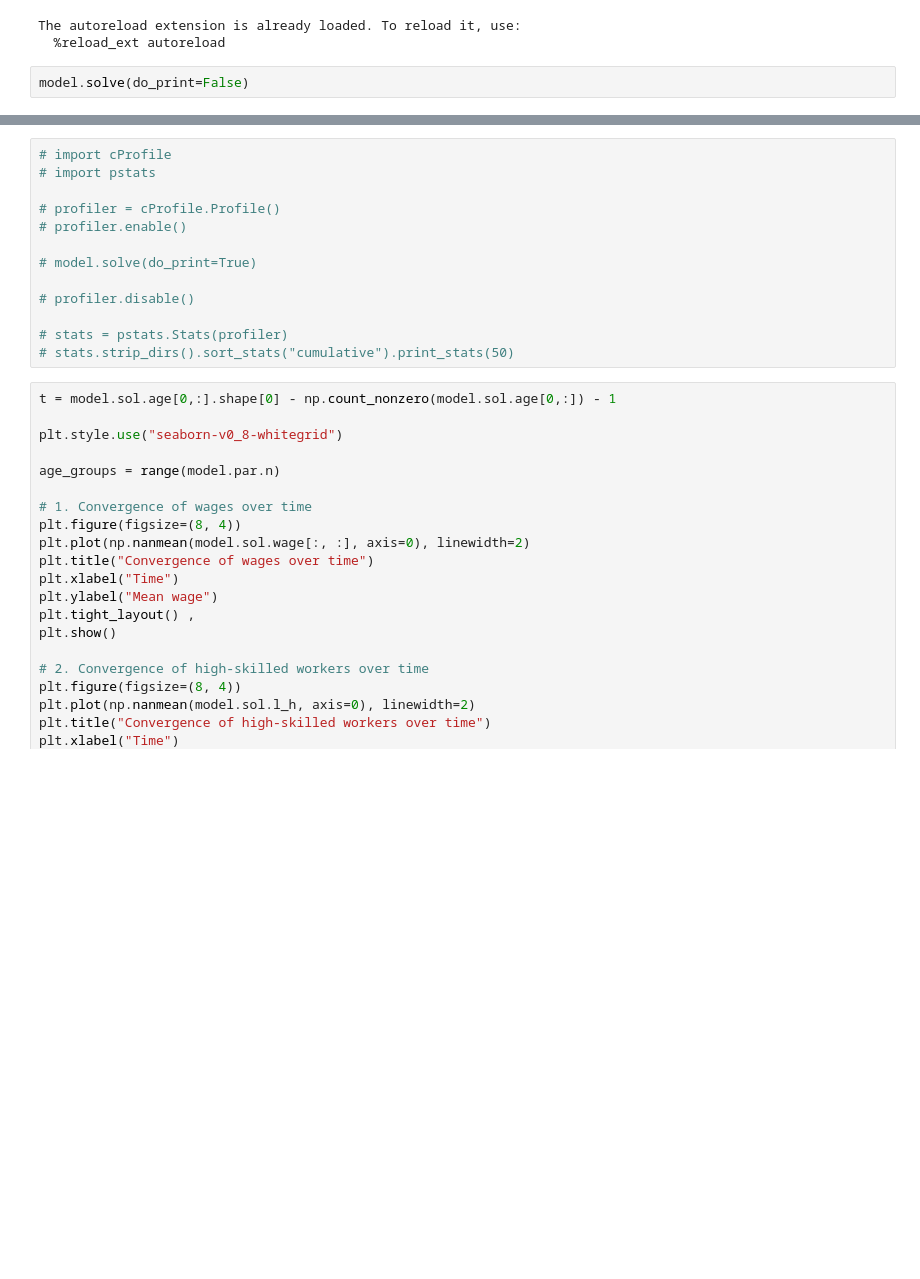
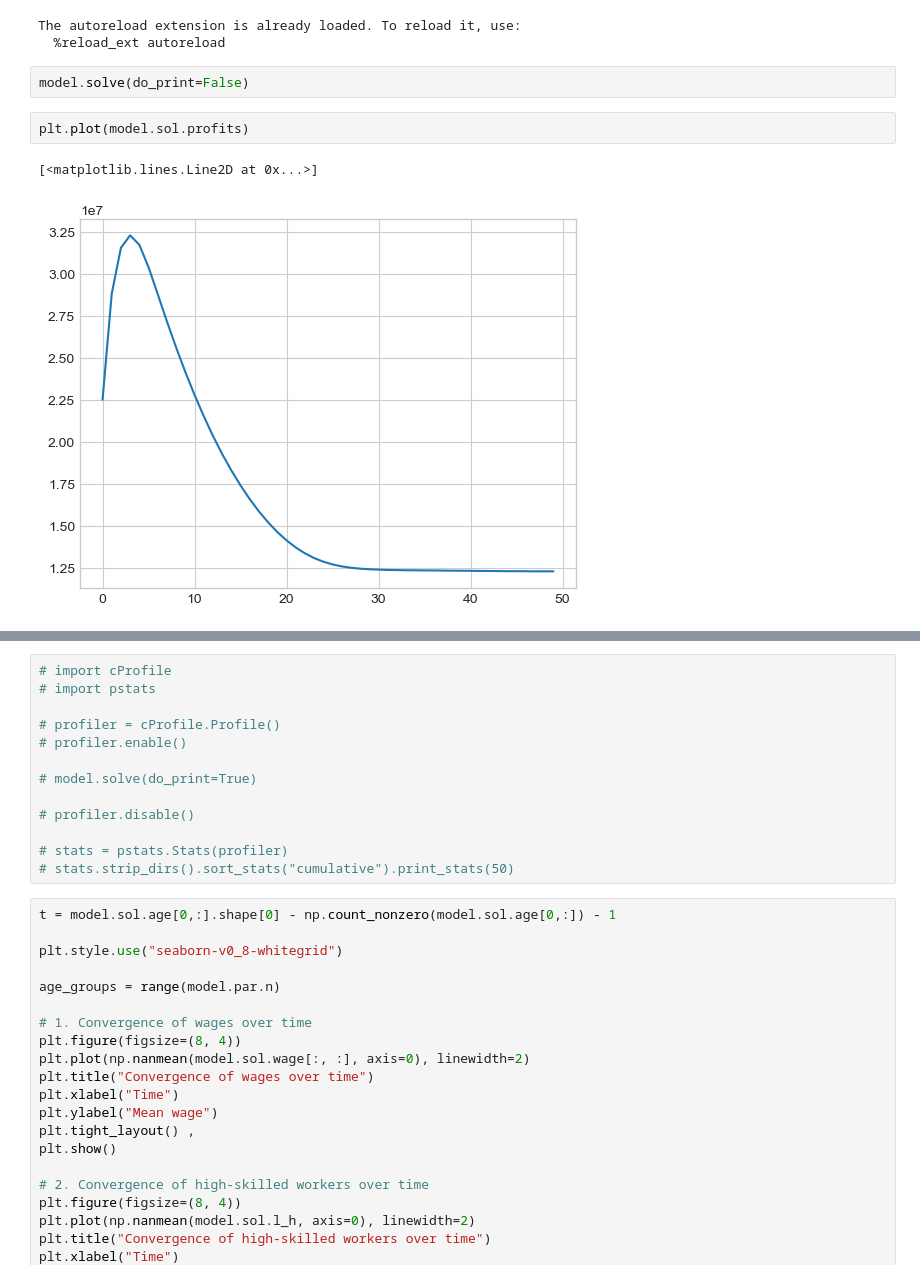
Before and after one commit to peter-l-ravn/Danish-Wage-Gap-Model, a Jupyter notebook: Run model agent.ipynb, the cells around one changed output, grey strips where cells are left out. Drawn from its saved outputs; the diff is of its cells as text; blank space fills up the shorter version.

```diff
--- a/Run model agent.ipynb
+++ b/Run model agent.ipynb
@@ -20,3 +20,8 @@ The autoreload extension is already loaded. To reload it, use:
   %reload_ext autoreload
 # %%
 model.solve(do_print=False)
+# %%
+plt.plot(model.sol.profits)
+# %% [output]
+[<matplotlib.lines.Line2D at 0x...>]
+[figure, added]
```
Also changed, not shown: parts of 5 cells of this notebook, 6 other files.
